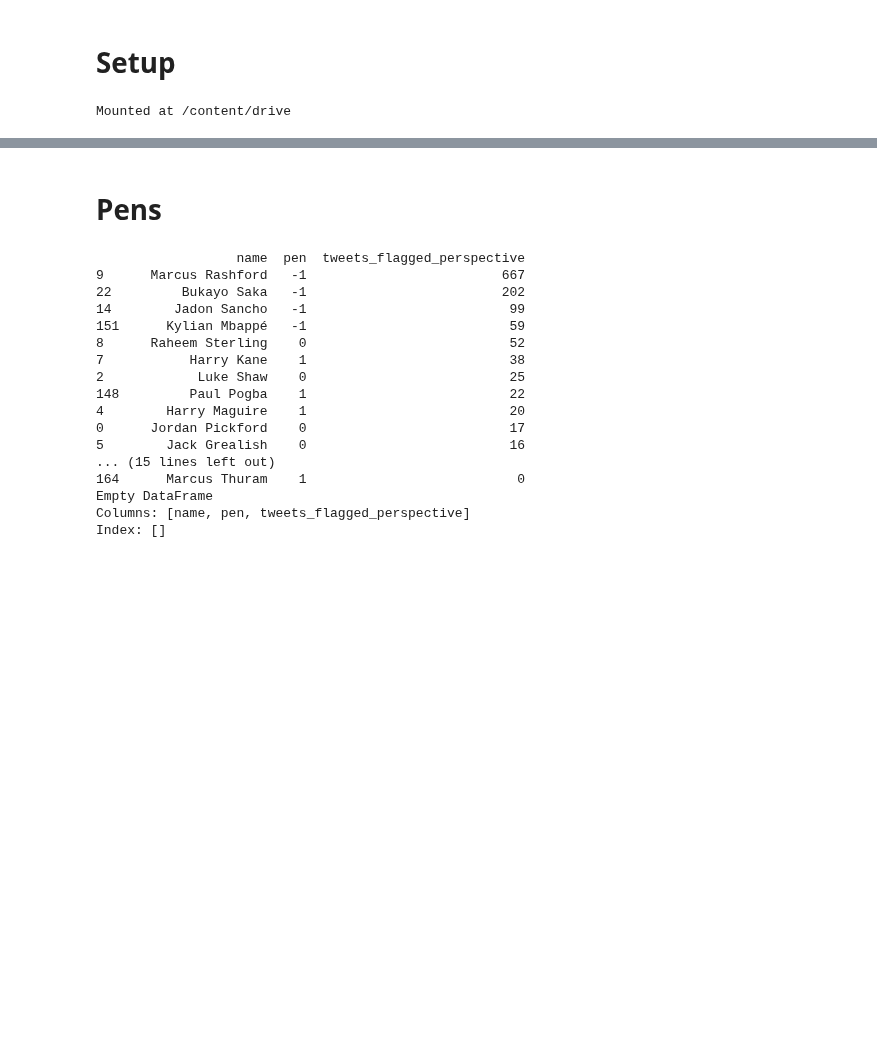
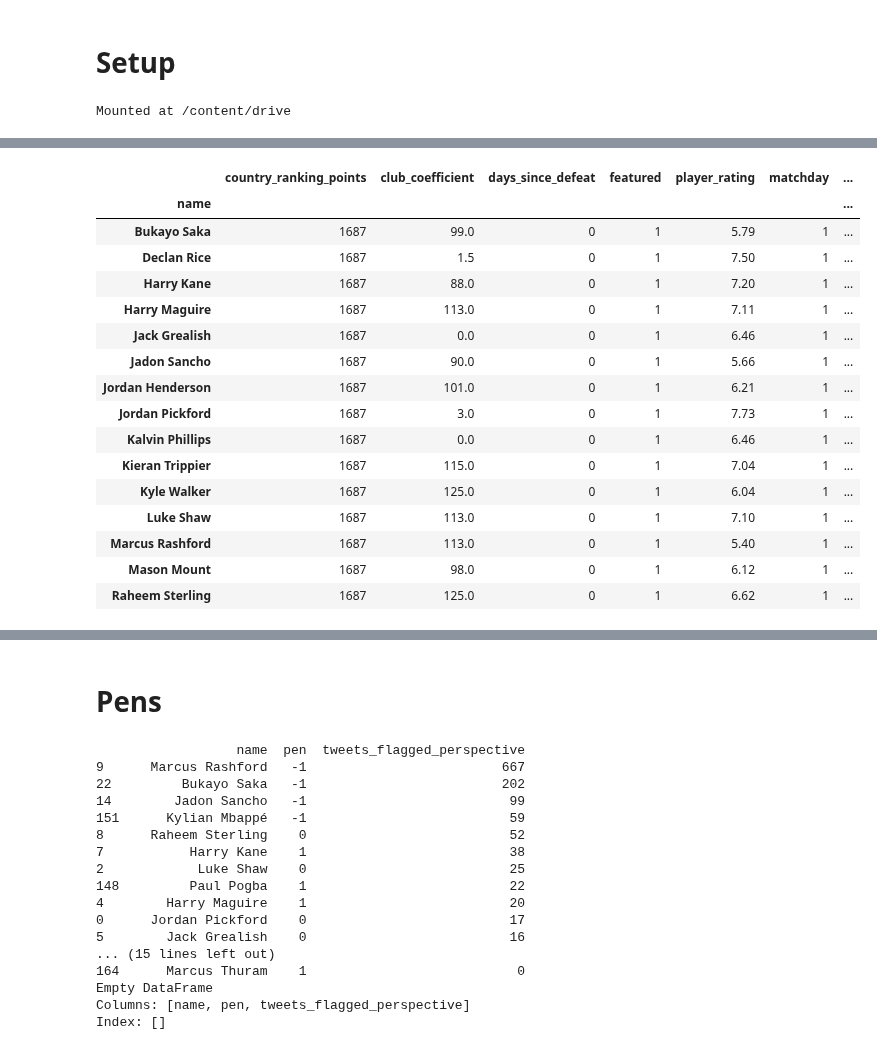
Before and after one commit to dbckz/crossing-the-line, a Jupyter notebook: notebooks/descriptive_analysis_england.ipynb, the cells around one changed output, grey strips where cells are left out. Cells and saved outputs as stored; diff of their text form; code cells hidden in the pictures; blank space fills up the shorter version.

```diff
--- a/notebooks/descriptive_analysis_england.ipynb
+++ b/notebooks/descriptive_analysis_england.ipynb
@@ -50,6 +48,8 @@ agged = pens_df.groupby(['name']).agg('sum')
 
 agged['hatebase_proportion'] = agged['tweets_containing_slurs'] / agged['total_tweets']
 agged['perspective_proportion'] = agged['tweets_flagged_perspective'] / agged['total_perspective_tweets']
+
+agged.drop(['Antoine Griezmann', 'Benjamin Pavard', 'Clément Lenglet', 'Karim Benzema', 'Kylian Mbappé', 'Marcus Thuram', 'Moussa Sissoko', "N'Golo Kanté", 'Olivier Giroud', 'Paul Pogba', 'Presnel Kimpembe', 'Raphaël Varane'], inplace=True)
 # %%
 agged['color'] = np.where((agged.pen == -1),'red',agged.pen)
 agged['color'] = np.where((agged.pen == 0),'orange',agged.color)
@@ -121,3 +57,23 @@ figure.show()
+# %%
+agged
+# %% [output]
+|  | country_ranking_points | club_coefficient | days_since_defeat | featured | player_rating | matchday | ... |
+| name |  |  |  |  |  |  | ... |
+| Bukayo Saka | 1687 | 99.0 | 0 | 1 | 5.79 | 1 | ... |
+| Declan Rice | 1687 | 1.5 | 0 | 1 | 7.50 | 1 | ... |
+| Harry Kane | 1687 | 88.0 | 0 | 1 | 7.20 | 1 | ... |
+| Harry Maguire | 1687 | 113.0 | 0 | 1 | 7.11 | 1 | ... |
+| Jack Grealish | 1687 | 0.0 | 0 | 1 | 6.46 | 1 | ... |
+| Jadon Sancho | 1687 | 90.0 | 0 | 1 | 5.66 | 1 | ... |
+| Jordan Henderson | 1687 | 101.0 | 0 | 1 | 6.21 | 1 | ... |
+| Jordan Pickford | 1687 | 3.0 | 0 | 1 | 7.73 | 1 | ... |
+| Kalvin Phillips | 1687 | 0.0 | 0 | 1 | 6.46 | 1 | ... |
+| Kieran Trippier | 1687 | 115.0 | 0 | 1 | 7.04 | 1 | ... |
+| Kyle Walker | 1687 | 125.0 | 0 | 1 | 6.04 | 1 | ... |
+| Luke Shaw | 1687 | 113.0 | 0 | 1 | 7.10 | 1 | ... |
+| Marcus Rashford | 1687 | 113.0 | 0 | 1 | 5.40 | 1 | ... |
+| Mason Mount | 1687 | 98.0 | 0 | 1 | 6.12 | 1 | ... |
+| Raheem Sterling | 1687 | 125.0 | 0 | 1 | 6.62 | 1 | ... |
 # %%
 data = go.Bar(
     x = agged[['pen','tweets_flagged_perspective']][agged['tweets_flagged_perspective'] > 0].sort_values('tweets_flagged_perspective', ascending=False).index,
```
Also changed, not shown: parts of 22 cells of this notebook.
